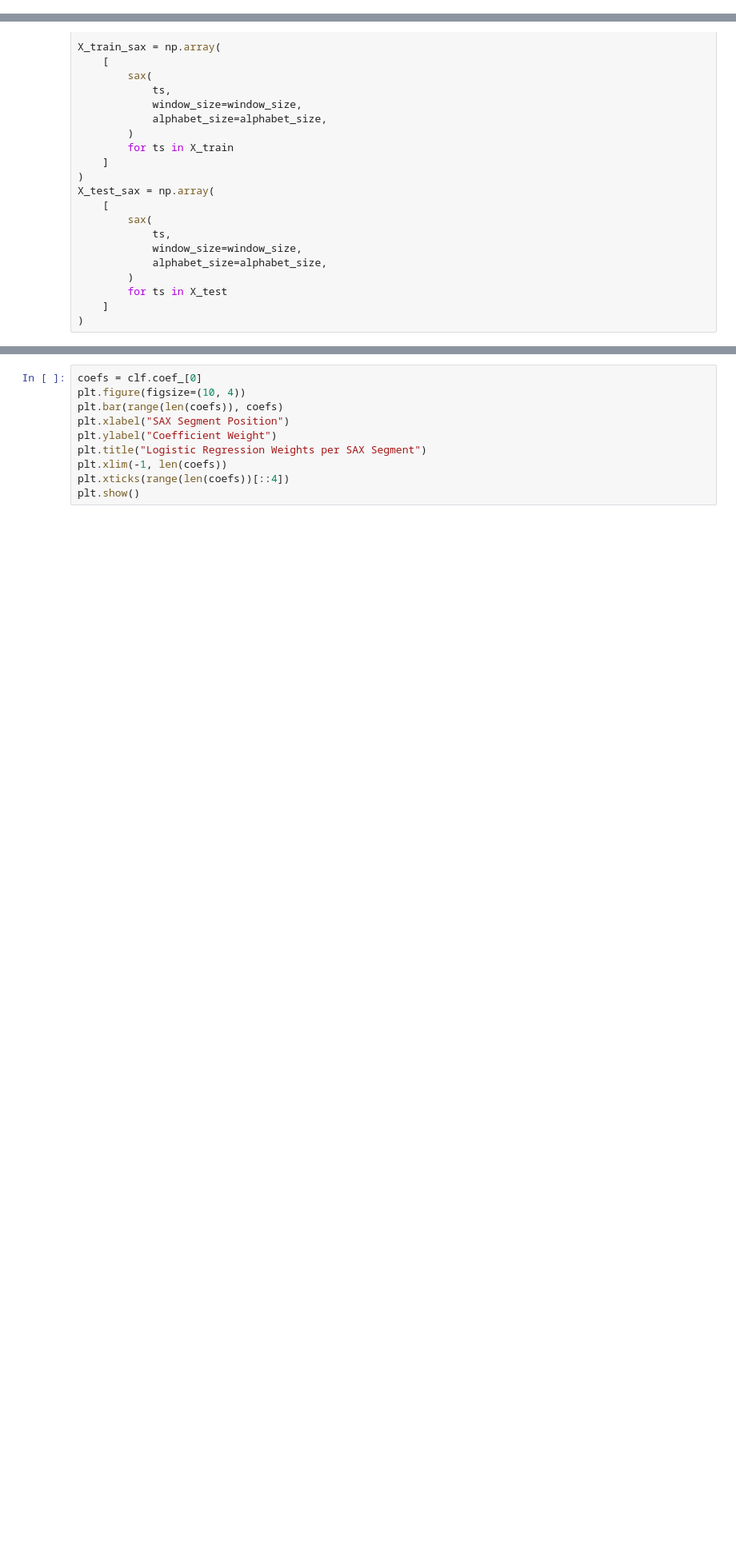
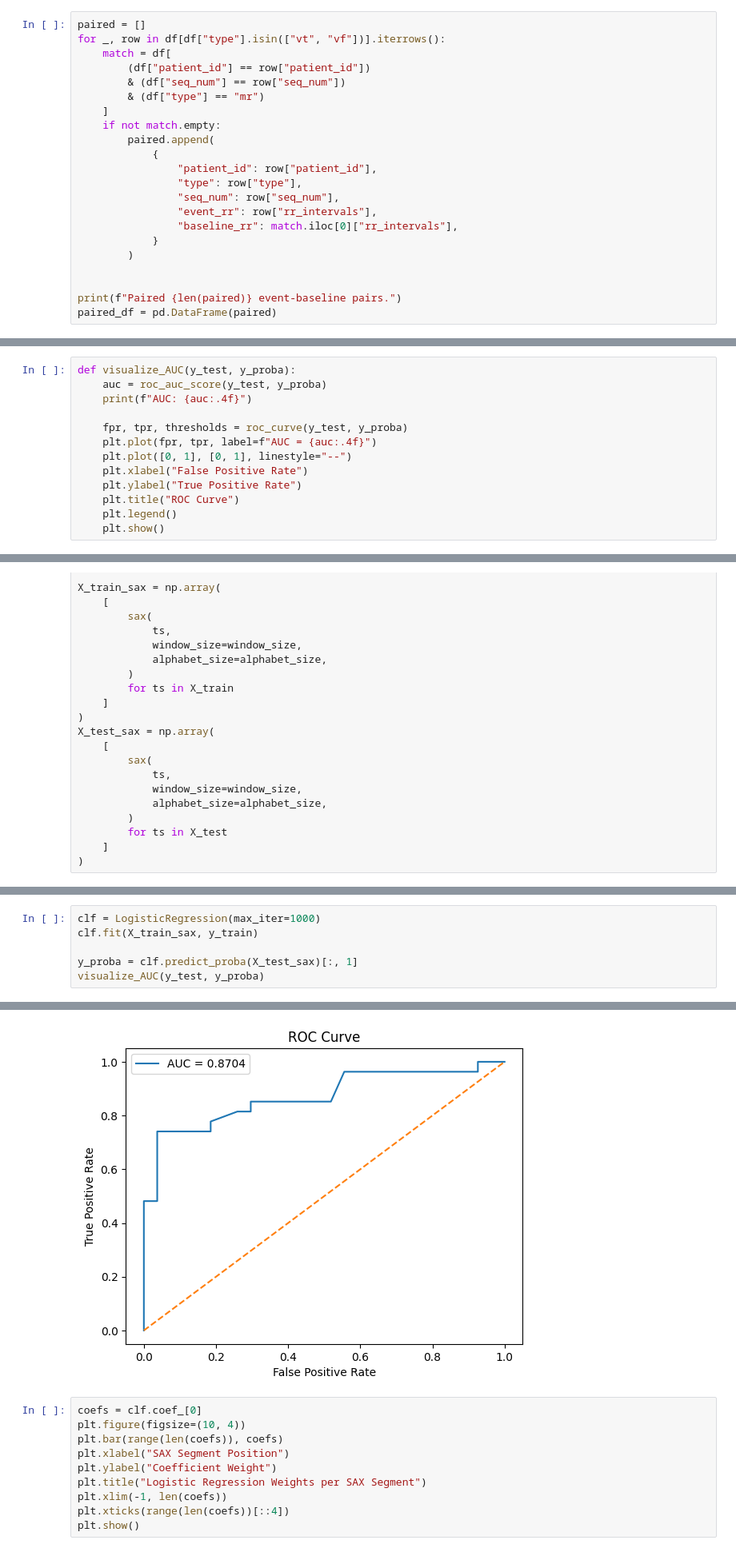
Before and after one commit to Data-Science-Group-Attoworld/explainable_dl_for_unstructured_data, a Jupyter notebook: time_series_explainability/tutorial_notebook_exercise.ipynb, the cells around one changed output, grey strips where cells are left out. Shown at 80% size. Drawn from its saved outputs; the diff is of its cells as text; blank space fills up the shorter version.

```diff
--- a/time_series_explainability/tutorial_notebook_exercise.ipynb
+++ b/time_series_explainability/tutorial_notebook_exercise.ipynb
@@ -189,0 +144,22 @@ Paired 135 event-baseline pairs.
+# %%
+paired = []
+for _, row in df[df["type"].isin(["vt", "vf"])].iterrows():
+    match = df[
+        (df["patient_id"] == row["patient_id"])
+        & (df["seq_num"] == row["seq_num"])
+        & (df["type"] == "mr")
+    ]
+    if not match.empty:
+        paired.append(
+            {
+                "patient_id": row["patient_id"],
+                "type": row["type"],
+                "seq_num": row["seq_num"],
+                "event_rr": row["rr_intervals"],
+                "baseline_rr": match.iloc[0]["rr_intervals"],
+            }
+        )
+
+
+print(f"Paired {len(paired)} event-baseline pairs.")
+paired_df = pd.DataFrame(paired)
@@ -242,6 +236,19 @@ Train: (216, 950), Test: (54, 950)
 scaler = TimeSeriesScalerMinMax()
 X_train = np.squeeze(scaler.fit_transform(X_train))
 X_test = np.squeeze(scaler.transform(X_test))
+# %%
+def visualize_AUC(y_test, y_proba):
+    auc = roc_auc_score(y_test, y_proba)
+    print(f"AUC: {auc:.4f}")
+
+    fpr, tpr, thresholds = roc_curve(y_test, y_proba)
+    plt.plot(fpr, tpr, label=f"AUC = {auc:.4f}")
+    plt.plot([0, 1], [0, 1], linestyle="--")
+    plt.xlabel("False Positive Rate")
+    plt.ylabel("True Positive Rate")
+    plt.title("ROC Curve")
+    plt.legend()
+    plt.show()
 # %% [markdown]
 # SAX
 # %% [markdown]
@@ -358,0 +344,7 @@ AUC: 0.8704
+# %%
+clf = LogisticRegression(max_iter=1000)
+clf.fit(X_train_sax, y_train)
+
+y_proba = clf.predict_proba(X_test_sax)[:, 1]
+visualize_AUC(y_test, y_proba)
+# %% [output]
@@ -359,3 +352,4 @@ AUC: 0.8704
+[figure, added]
 # %%
 coefs = clf.coef_[0]
 plt.figure(figsize=(10, 4))
```
Also changed, not shown: parts of 18 cells of this notebook, 1 other file.
